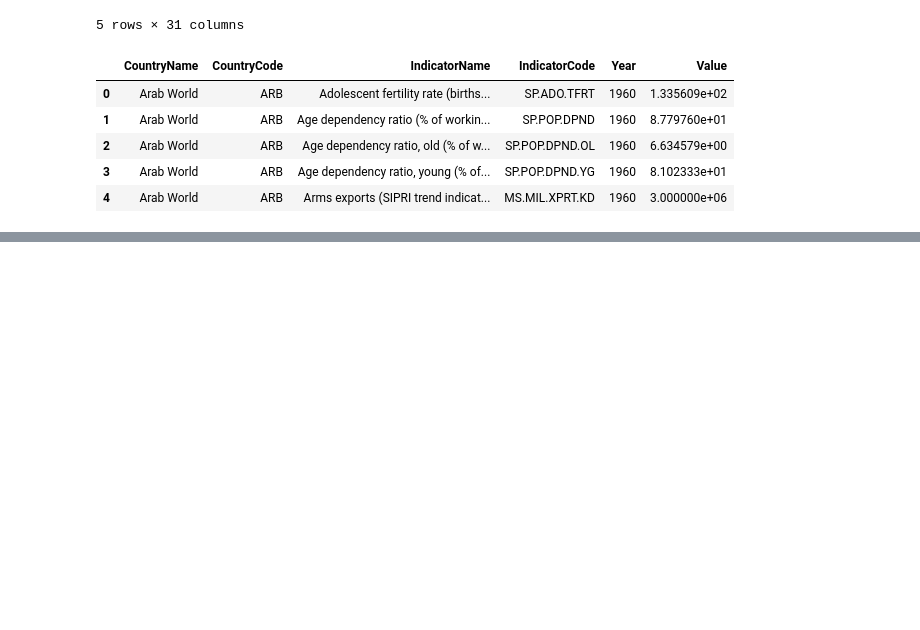
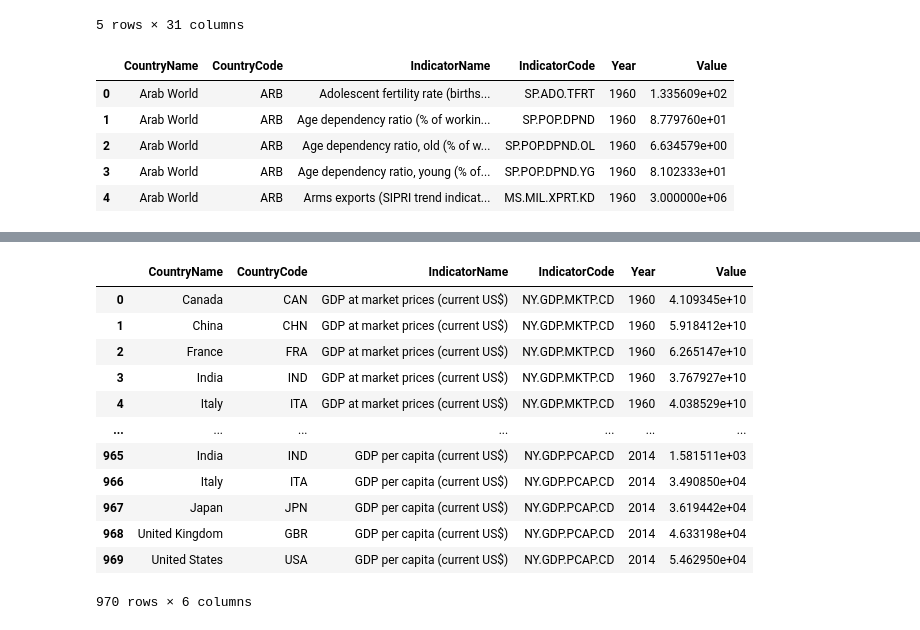
Before and after one commit to c4ristian/dataprep-ai, a Jupyter notebook: notebooks/collection.ipynb, the cells around one changed output, grey strips where cells are left out. Drawn from its saved outputs; the diff is of its cells as text; code cells hidden in the pictures; blank space fills up the shorter version.

```diff
--- a/notebooks/collection.ipynb
+++ b/notebooks/collection.ipynb
@@ -142 +172,26 @@ g7_gdps_df
+# %%
+# Define the query
+query = """
+SELECT * FROM G7_GDPs
+"""
+
+# Execute the query and load the results into a DataFrame
+df = pd.read_sql_query(query, conn)
+
+# Display the DataFrame
+df
+# %% [output]
+|  | CountryName | CountryCode | IndicatorName | IndicatorCode | Year | Value |
+| 0 | Canada | CAN | GDP at market prices (current US$) | NY.GDP.MKTP.CD | 1960 | 4.109345e+10 |
+| 1 | China | CHN | GDP at market prices (current US$) | NY.GDP.MKTP.CD | 1960 | 5.918412e+10 |
+| 2 | France | FRA | GDP at market prices (current US$) | NY.GDP.MKTP.CD | 1960 | 6.265147e+10 |
+| 3 | India | IND | GDP at market prices (current US$) | NY.GDP.MKTP.CD | 1960 | 3.767927e+10 |
+| 4 | Italy | ITA | GDP at market prices (current US$) | NY.GDP.MKTP.CD | 1960 | 4.038529e+10 |
+| ... | ... | ... | ... | ... | ... | ... |
+| 965 | India | IND | GDP per capita (current US$) | NY.GDP.PCAP.CD | 2014 | 1.581511e+03 |
+| 966 | Italy | ITA | GDP per capita (current US$) | NY.GDP.PCAP.CD | 2014 | 3.490850e+04 |
+| 967 | Japan | JPN | GDP per capita (current US$) | NY.GDP.PCAP.CD | 2014 | 3.619442e+04 |
+| 968 | United Kingdom | GBR | GDP per capita (current US$) | NY.GDP.PCAP.CD | 2014 | 4.633198e+04 |
+| 969 | United States | USA | GDP per capita (current US$) | NY.GDP.PCAP.CD | 2014 | 5.462950e+04 |
+970 rows × 6 columns
 # %%
```
Also changed, not shown: parts of 10 cells of this notebook.
